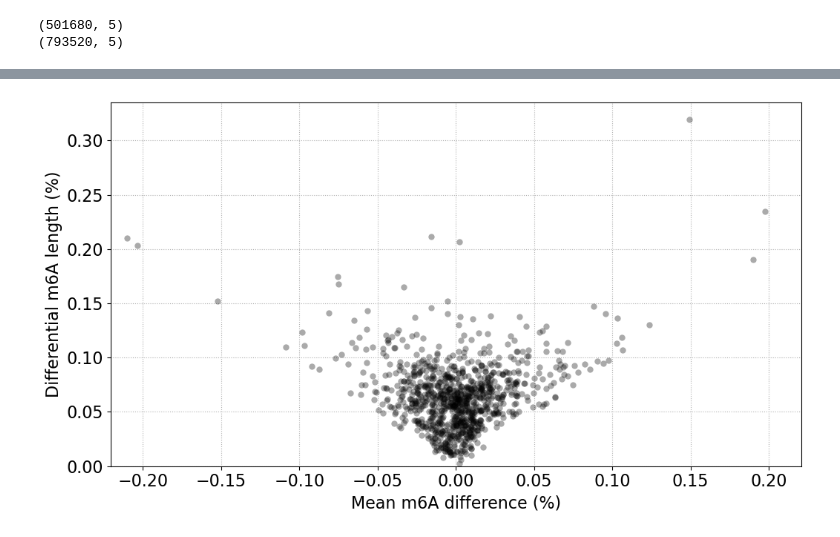
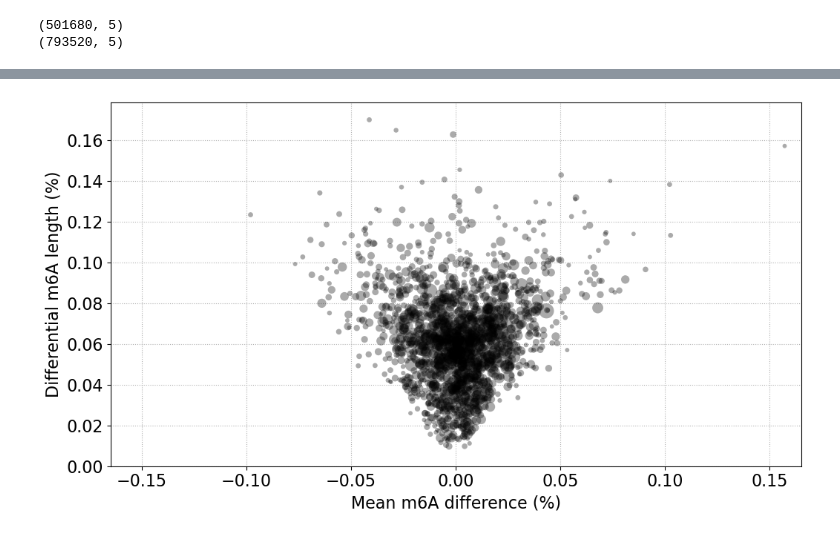
Before and after one commit to adelomana/oskjuhlid, a Jupyter notebook: analysis/visualization.ipynb, the cells around one changed output, grey strips where cells are left out. Saved outputs shown, nothing was run; the diff lists cells and outputs as text; code cells hidden in the pictures.

```diff
--- a/analysis/visualization.ipynb
+++ b/analysis/visualization.ipynb
@@ -35,14 +37,14 @@ print(df_fto.shape)
 # %%
-# each transcript, report as x the mean modification difference and y as the abs sum differential modifications
-# consider working with probability_modified instead mod_ratio because of quality scores? may need to check/follow up
+%%time
 
 all_transcripts = list(set(df_control.index) & set(df_fto.index))
 all_transcripts.sort()
 print(len(all_transcripts))
 
-x = []; y = []
+x = []; y = []; z = []
 
-for i in range(1000):
+#for i in range(len(all_transcripts)):
+for i in range(2000):
     transcript = all_transcripts[i]
     #print(transcript)
 
@@ -70,9 +72,11 @@ for i in range(1000):
 
         locations_found = methylation_differences.shape[0]
         sum_abs_differences = numpy.sum(numpy.abs(methylation_differences)) / locations_found
+        #sum_abs_differences = numpy.sum(numpy.abs(methylation_differences))
         mean_differences = numpy.mean(methylation_differences)
 
-        x.append(mean_differences); y.append(sum_abs_differences)
+        if locations_found > 10:
+            x.append(mean_differences); y.append(sum_abs_differences); z.append(locations_found)
 # %% [output]
 21912
          dropping ENST00000219345.10 because of lack of data
@@ -96,17 +115,20 @@ for i in range(1000):
 # %%
-matplotlib.pyplot.plot(x, y, 'o', color='black', alpha=1/3, mew=0)
+#matplotlib.pyplot.plot(x, y, 'o', color='black', alpha=1/3, mew=0)
+
+sizes = numpy.array(z)**1.2
+matplotlib.pyplot.scatter(x, y, s=sizes, color='black', alpha=1/3, edgecolors='none', zorder=2)
 
 limit = numpy.max(numpy.abs(x))
 border = limit + 0.05*limit
 matplotlib.pyplot.xlim(-border, border)
 top_length = numpy.max(y)
 matplotlib.pyplot.ylim(0, top_length + 0.05*top_length)
 
 matplotlib.pyplot.xlabel('Mean m6A difference (%)')
 matplotlib.pyplot.ylabel('Differential m6A length (%)')
 
-matplotlib.pyplot.grid(ls=':')
+matplotlib.pyplot.grid(ls=':', zorder=0)
 matplotlib.pyplot.tight_layout()
 matplotlib.pyplot.show()
 # %% [output]
-[figure, old version]
+[figure, new version]
```
Also changed, not shown: parts of 3 cells of this notebook.
